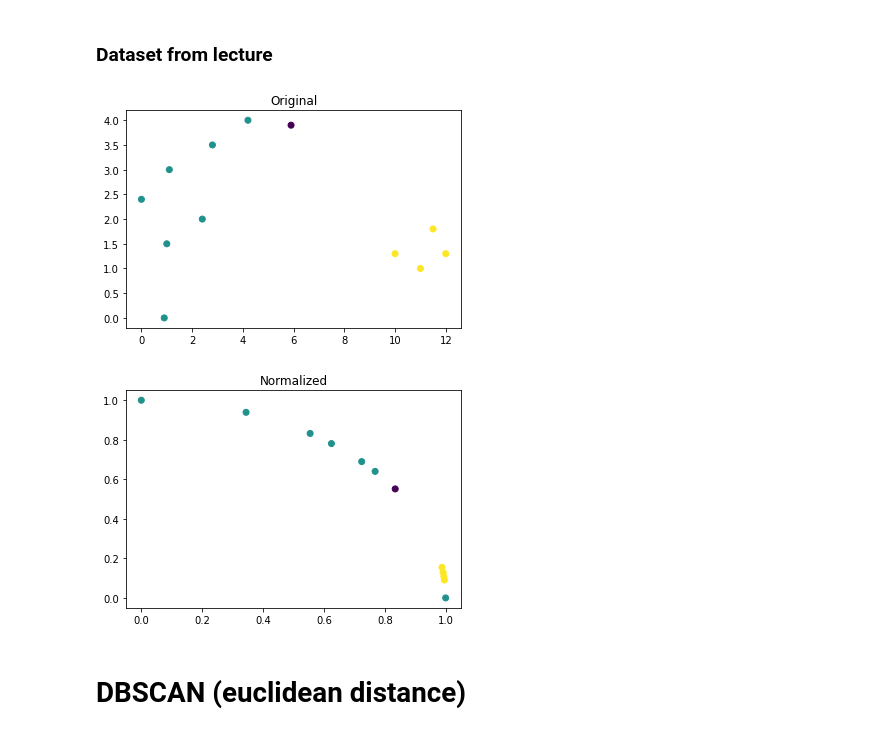
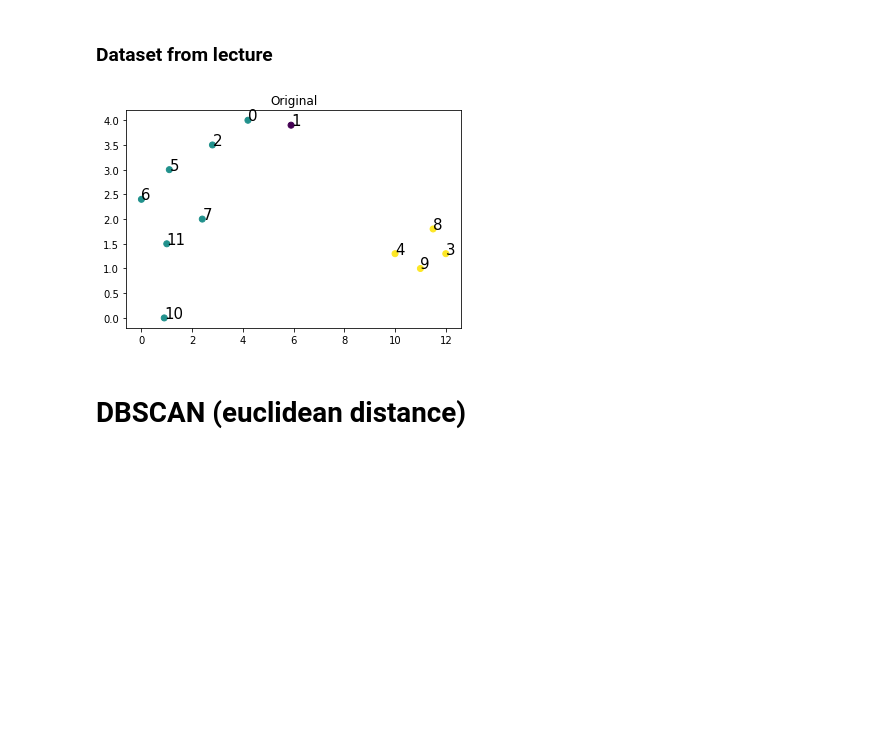
Before and after one commit to arek544/DBSCAN, a Jupyter notebook: notebooks/lecture_dataset.ipynb, the cells around one changed output. Cells and saved outputs as stored; diff of their text form; code cells hidden in the pictures; blank space fills up the shorter version.

```diff
--- a/notebooks/lecture_dataset.ipynb
+++ b/notebooks/lecture_dataset.ipynb
@@ -26,14 +37,16 @@ The autoreload extension is already loaded. To reload it, use:
 # Datasets
 # %% [markdown]
 ### Dataset from lecture
+# %%
+dataset = Dataset('./data/lecture_dataset.txt')
 # %%
-X, y = example_from_lecture()
+X, y = dataset.X, dataset.y
+
 X_norm = Normalizer().fit_transform(X)
 
-display_points(X, y, 'Original')
-display_points(X_norm, y, 'Normalized')
+display_points(X, y, 'Original', numerate=True)
+# display_points(X_norm, y, 'Normalized')
 # %% [output]
-[figure, old version]
+[figure, new version]
-[figure, removed]
 # %% [markdown]
 # DBSCAN (euclidean distance)
```
Also changed, not shown: parts of 10 cells of this notebook, 8 other files.
